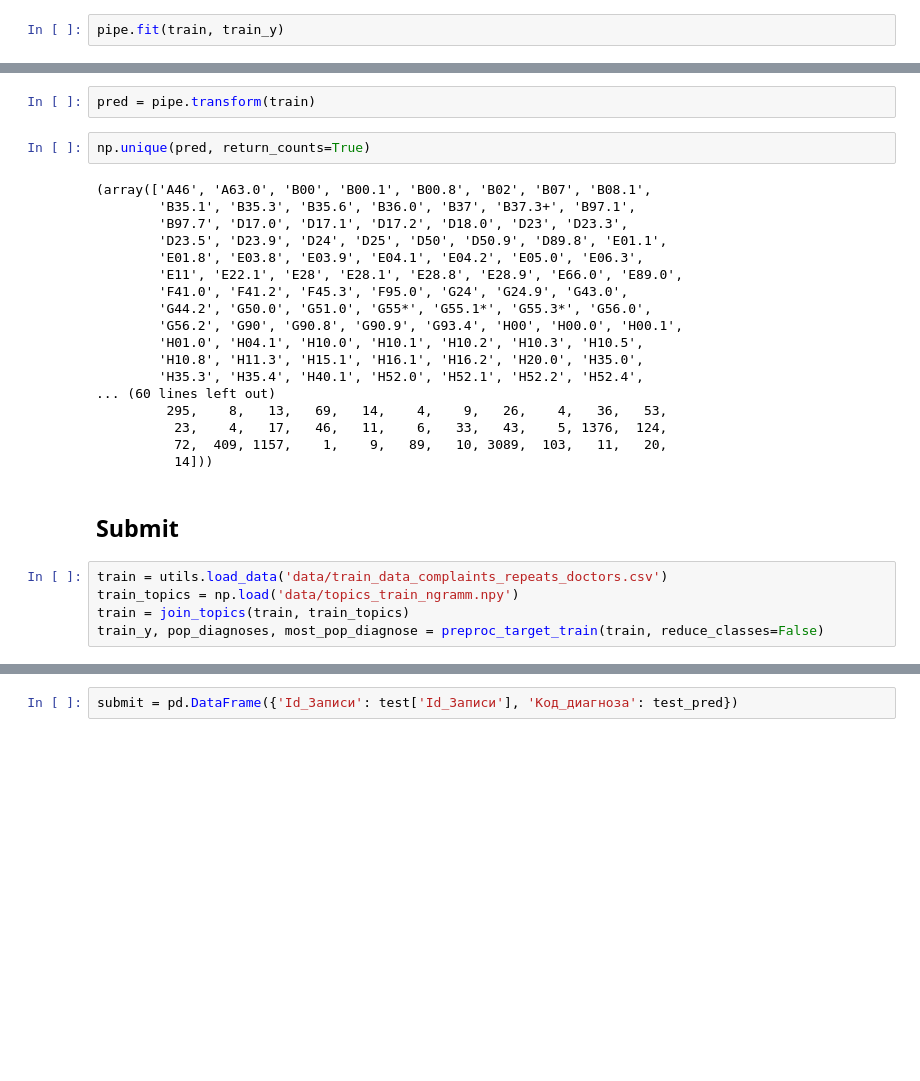
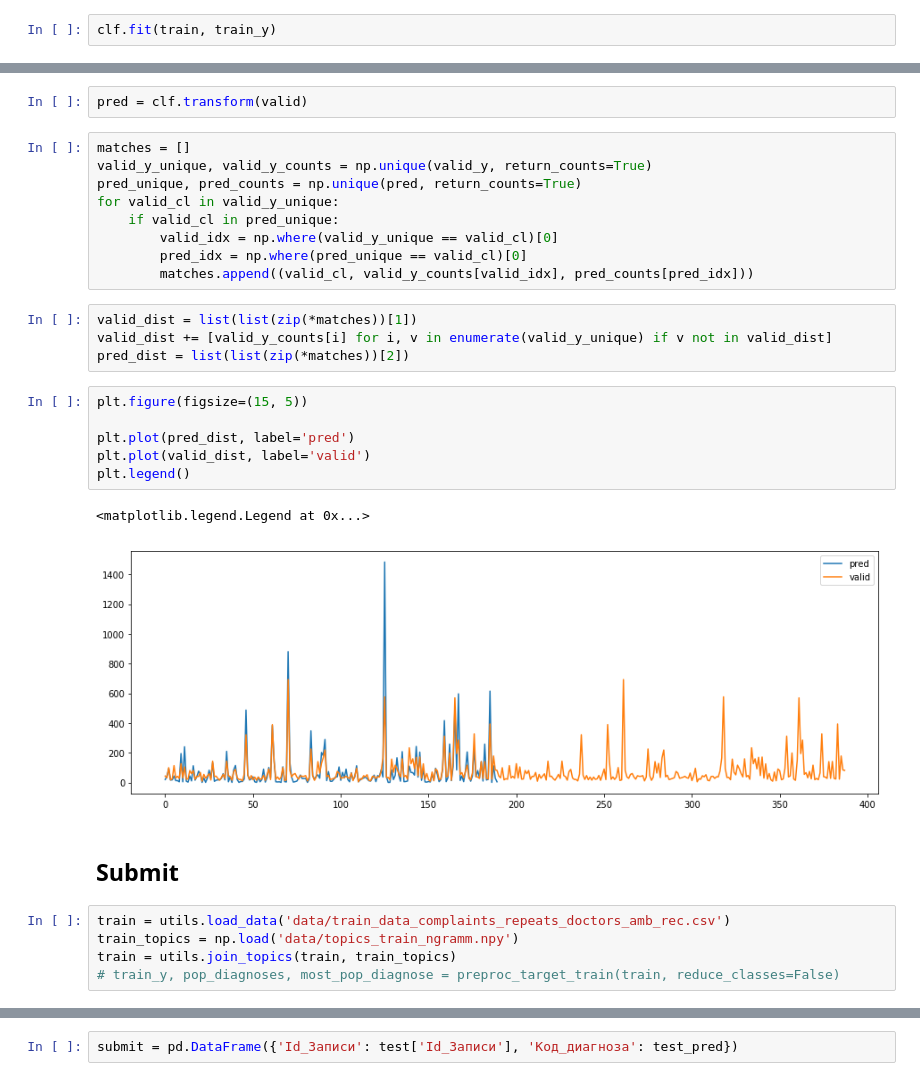
Before and after one commit to AICommunityInno/DigitalHealth-Hack, a Jupyter notebook: NN_Model.ipynb, the cells around one changed output, grey strips where cells are left out. Saved outputs shown, nothing was run; the diff lists cells and outputs as text; blank space fills up the shorter version.

Commit message:
Added patient history and merge with previous diagnoses

```diff
--- a/NN_Model.ipynb
+++ b/NN_Model.ipynb
@@ -283,3 +331,3 @@ np.unique(train_y).shape
 # %%
-pipe.fit(train, train_y)
+clf.fit(train, train_y)
 # %% [output]
@@ -290,29 +339,31 @@ Epoch 2/200
 # %%
-pred = pipe.transform(train)
+pred = clf.transform(valid)
-# %%
-np.unique(pred, return_counts=True)
-# %% [output]
-(array(['A46', 'A63.0', 'B00', 'B00.1', 'B00.8', 'B02', 'B07', 'B08.1',
-        'B35.1', 'B35.3', 'B35.6', 'B36.0', 'B37', 'B37.3+', 'B97.1',
-        'B97.7', 'D17.0', 'D17.1', 'D17.2', 'D18.0', 'D23', 'D23.3',
-        'D23.5', 'D23.9', 'D24', 'D25', 'D50', 'D50.9', 'D89.8', 'E01.1',
-        'E01.8', 'E03.8', 'E03.9', 'E04.1', 'E04.2', 'E05.0', 'E06.3',
-        'E11', 'E22.1', 'E28', 'E28.1', 'E28.8', 'E28.9', 'E66.0', 'E89.0',
-        'F41.0', 'F41.2', 'F45.3', 'F95.0', 'G24', 'G24.9', 'G43.0',
-        'G44.2', 'G50.0', 'G51.0', 'G55*', 'G55.1*', 'G55.3*', 'G56.0',
-        'G56.2', 'G90', 'G90.8', 'G90.9', 'G93.4', 'H00', 'H00.0', 'H00.1',
-        'H01.0', 'H04.1', 'H10.0', 'H10.1', 'H10.2', 'H10.3', 'H10.5',
-        'H10.8', 'H11.3', 'H15.1', 'H16.1', 'H16.2', 'H20.0', 'H35.0',
-        'H35.3', 'H35.4', 'H40.1', 'H52.0', 'H52.1', 'H52.2', 'H52.4',
-... (60 lines left out)
-         295,    8,   13,   69,   14,    4,    9,   26,    4,   36,   53,
-          23,    4,   17,   46,   11,    6,   33,   43,    5, 1376,  124,
-          72,  409, 1157,    1,    9,   89,   10, 3089,  103,   11,   20,
-          14]))
+# %%
+matches = []
+valid_y_unique, valid_y_counts = np.unique(valid_y, return_counts=True)
+pred_unique, pred_counts = np.unique(pred, return_counts=True)
+for valid_cl in valid_y_unique:
+    if valid_cl in pred_unique:
+        valid_idx = np.where(valid_y_unique == valid_cl)[0]
+        pred_idx = np.where(pred_unique == valid_cl)[0]
+        matches.append((valid_cl, valid_y_counts[valid_idx], pred_counts[pred_idx]))
+# %%
+valid_dist = list(list(zip(*matches))[1])
+valid_dist += [valid_y_counts[i] for i, v in enumerate(valid_y_unique) if v not in valid_dist]
+pred_dist = list(list(zip(*matches))[2])
+# %%
+plt.figure(figsize=(15, 5))
+
+plt.plot(pred_dist, label='pred')
+plt.plot(valid_dist, label='valid')
+plt.legend()
+# %% [output]
+<matplotlib.legend.Legend at 0x...>
+[figure, added]
 # %% [markdown]
 ## Submit
 # %%
-train = utils.load_data('data/train_data_complaints_repeats_doctors.csv')
+train = utils.load_data('data/train_data_complaints_repeats_doctors_amb_rec.csv')
 train_topics = np.load('data/topics_train_ngramm.npy')
-train = join_topics(train, train_topics)
-train_y, pop_diagnoses, most_pop_diagnose = preproc_target_train(train, reduce_classes=False)
+train = utils.join_topics(train, train_topics)
+# train_y, pop_diagnoses, most_pop_diagnose = preproc_target_train(train, reduce_classes=False)
```
Also changed, not shown: parts of 20 cells of this notebook.
